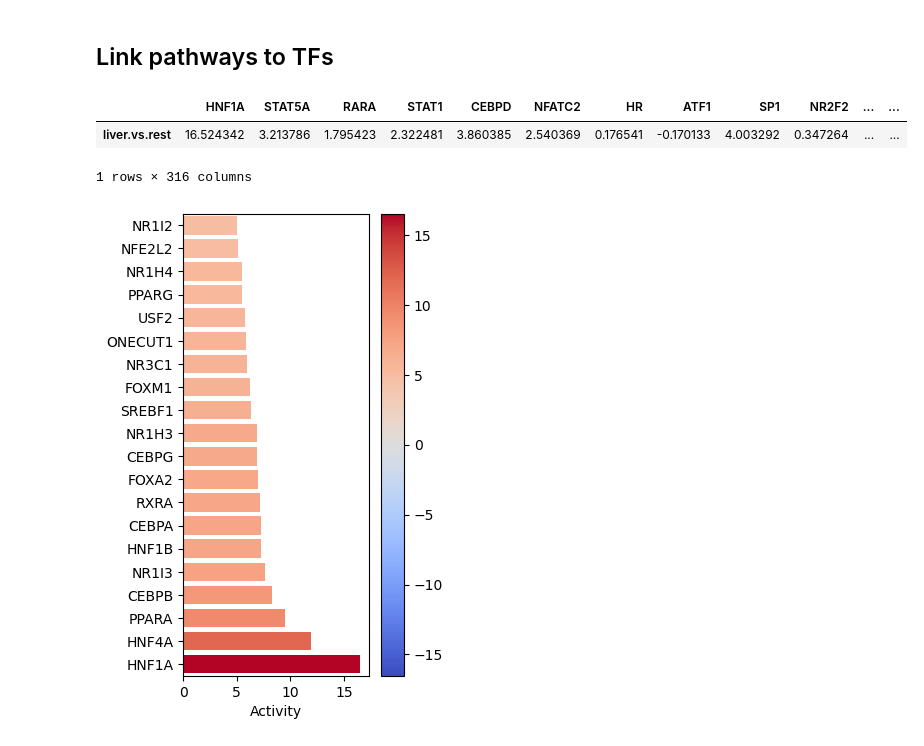
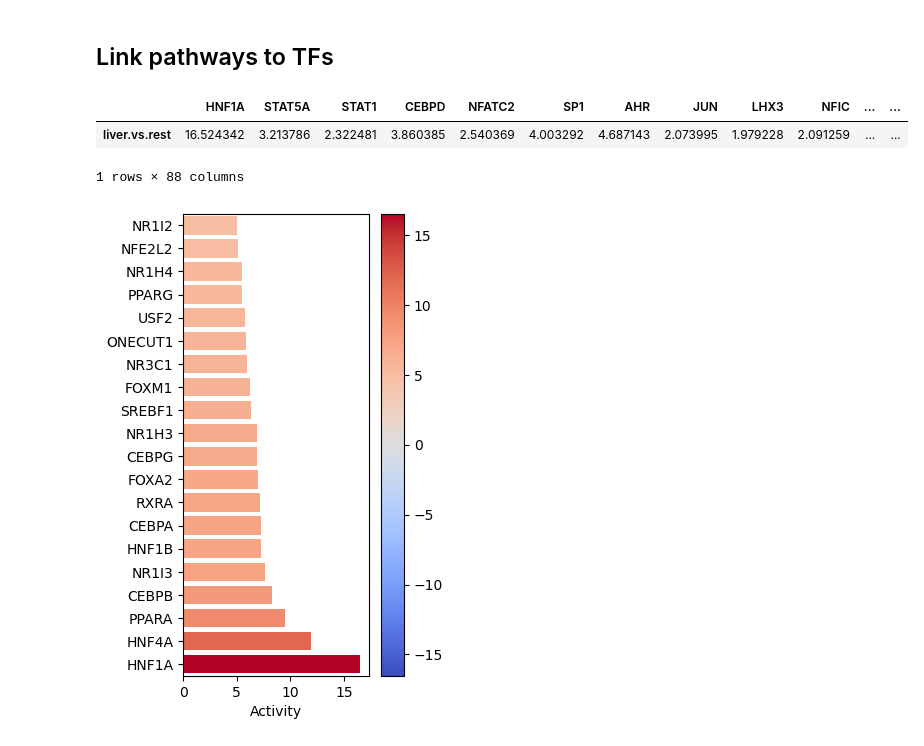
Before and after one commit to j-bac/GTEx_analysis, a Jupyter notebook: analyses/2_specificity_analysis.ipynb, the cells around one changed output. Saved outputs shown, nothing was run; the diff lists cells and outputs as text; code cells hidden in the pictures.

```diff
--- a/analyses/2_specificity_analysis.ipynb
+++ b/analyses/2_specificity_analysis.ipynb
@@ -104,6 +105,7 @@ dc.plot_volcano_df(
 # %%
 collectri = dc.get_collectri(organism='human', split_complexes=False)
 tf_acts, tf_pvals = dc.run_ulm(mat=mat, net=collectri, verbose=True)
+tf_acts_signif = tf_acts[tf_pvals.columns[tf_pvals.iloc[0]<.05]]
 
 tf_acts.T.hist(bins=50)
 plt.title('TF activities, liver.vs.rest')
@@ -111,7 +113,7 @@ plt.savefig('../figures/1_TF_activites_hist.png',dpi=100,bbox_inches='tight')
 plt.show()
 
 dc.plot_barplot(
-    acts=tf_acts,
+    acts=tf_acts_signif,
     contrast='liver.vs.rest',
     top=20,
     vertical=True,
@@ -121,7 +123,7 @@ dc.plot_barplot(
 dc.plot_network(
     net=collectri,
     obs=mat,
-    act=tf_acts,
+    act=tf_acts_signif,
     n_sources=6,
     n_targets=6,
     node_size=50,
@@ -204,13 +206,13 @@ dc.plot_barplot(
 # %%
 ranked_pathways = enr_table.sort_values('NES',ascending=False)
 pathway_genes = ranked_pathways.iloc[0]['Leading edge'].split(';')
 pathway_tfs = collectri.loc[collectri['target'].isin(pathway_genes),'source'].unique()
-pathway_tfs_acts = tf_acts[[p for p in pathway_tfs if p in tf_acts.columns]]
+pathway_tfs_acts = tf_acts_signif[[p for p in pathway_tfs if p in tf_acts_signif.columns]]
 pathway_tfs_acts
 # %% [output]
-|  | HNF1A | STAT5A | RARA | STAT1 | CEBPD | NFATC2 | HR | ATF1 | SP1 | NR2F2 | ... | ... |
-| liver.vs.rest | 16.524342 | 3.213786 | 1.795423 | 2.322481 | 3.860385 | 2.540369 | 0.176541 | -0.170133 | 4.003292 | 0.347264 | ... | ... |
+|  | HNF1A | STAT5A | STAT1 | CEBPD | NFATC2 | SP1 | AHR | JUN | LHX3 | NFIC | ... | ... |
+| liver.vs.rest | 16.524342 | 3.213786 | 2.322481 | 3.860385 | 2.540369 | 4.003292 | 4.687143 | 2.073995 | 1.979228 | 2.091259 | ... | ... |
-1 rows × 316 columns
+1 rows × 88 columns
 # %%
 dc.plot_barplot(
     acts=pathway_tfs_acts,
```
Also changed, not shown: parts of 1 cell of this notebook, 8 other files.
